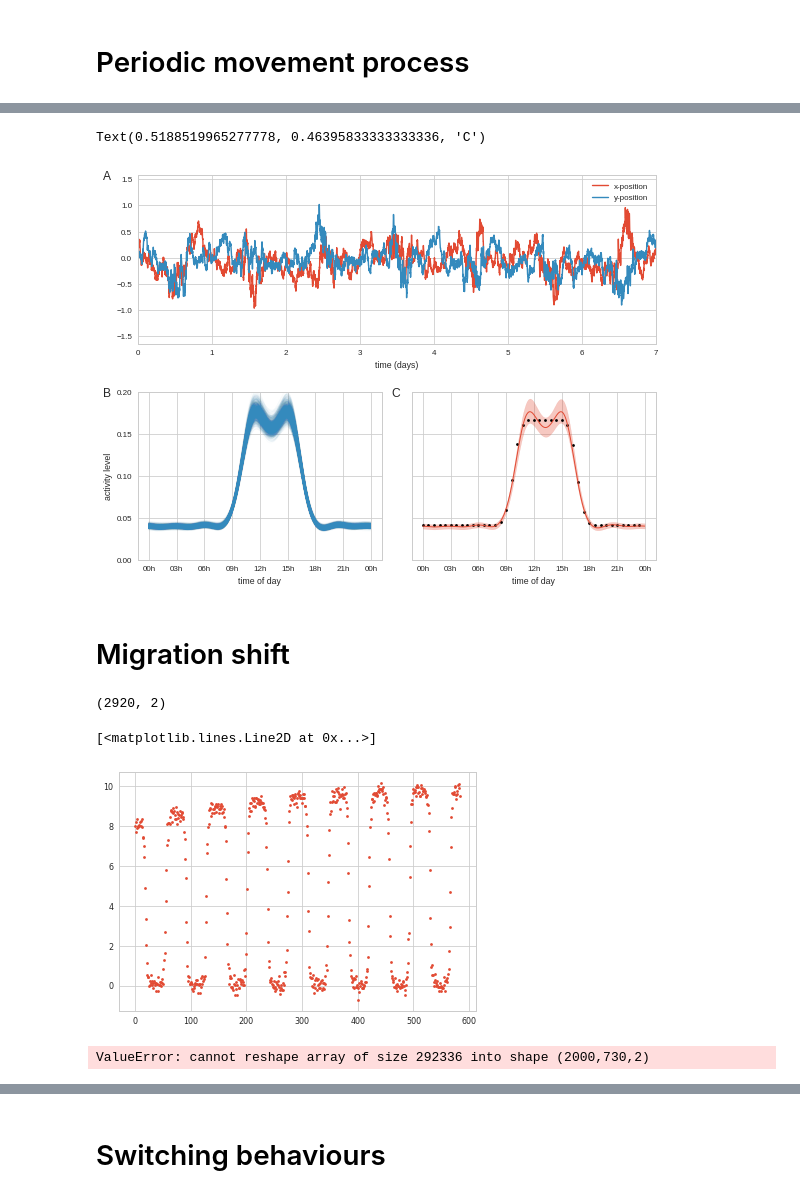
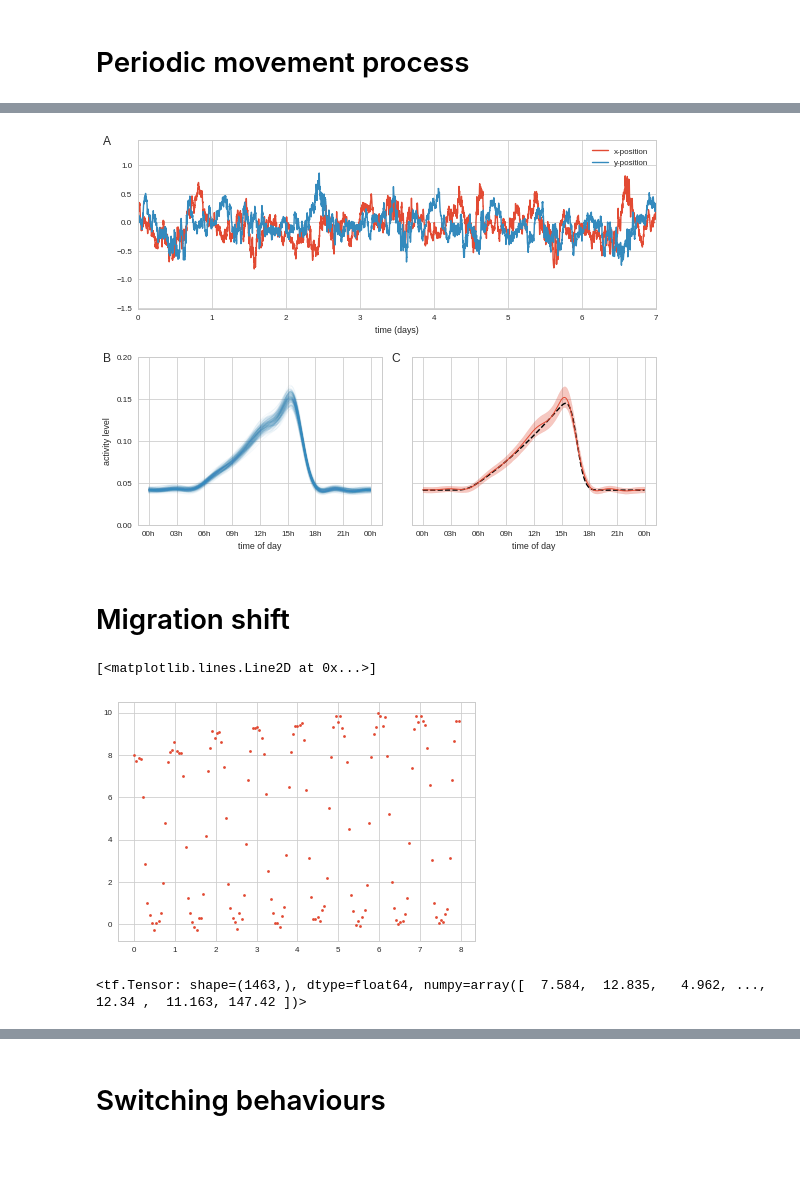
Before and after one commit to ctorney/moveNSGP, a Jupyter notebook: figuresanddiagnostics.ipynb, the cells around one changed output, grey strips where cells are left out. Saved outputs shown, nothing was run; the diff lists cells and outputs as text; code cells hidden in the pictures; blank space fills up the shorter version.

```diff
--- a/figuresanddiagnostics.ipynb
+++ b/figuresanddiagnostics.ipynb
@@ -21,15 +21,15 @@ data_dir = 'data/'
 try:
     # %tensorflow_version only exists in Colab.
     %tensorflow_version 2.x
-    if not os.path.exists("moveGP"):
+    if not os.path.exists("moveNSGP"):
         user = input('enter GitHub username: ')
         password = getpass('password: ')
         os.environ['git_user'] = user + ':' + password
 
-        !git clone https://$git_user@github.com/ctorney/moveGP.git
+        !git clone https://$git_user@github.com/ctorney/moveNSGP.git
 
-    sys.path.append('moveGP')
-    data_dir = 'moveGP/data/'
+    sys.path.append('moveNSGP')
+    data_dir = 'moveNSGP/data/'
 except Exception:
     pass
 
@@ -103,9 +157,9 @@ Z_time=np.array([np.datetime64('2019') + np.timedelta64(int(k*24*60*60), 's') fo
 
 
 #plt.plot(T,A,'--',c='k')
-for i in range(0,all_amps.shape[0],5):
+for i in range(0,all_amps.shape[0],50):
 
-    ax2.plot(Z_time,all_amps[i],c='C1', alpha=0.025,linewidth=1.0)
+    ax2.plot(Z_time,all_amps[i],c='C1', alpha=0.05,linewidth=1.0)
 
 ax2.set_ylim(0,0.2)
 ax2.yaxis.set_major_locator(ticker.MultipleLocator(0.05))
@@ -118,7 +172,7 @@ ax2.set_ylabel('activity level')
 
 
 # #plt.plot(Z_time, A[:z_len:z_skip],'--',marker=11,c='k')
-ax3.plot(Z_time[::z_skip], A[:z_len:z_skip],".",c='k')
+ax3.plot(Z_time[::1], A[:z_len:1],'--',c='k')
 
 ax3.plot(Z_time, np.mean(all_amps, 0),c='C0', lw=1)
 
@@ -159,10 +213,9 @@ xp = ax3.get_position().x0
 yp = ax3.get_position().y1
 fig.text(xp - .035, yp- .01, 'C', size=12)
 
-#plt.savefig('figures/periodic_combined.png', dpi=300, bbox_inches = "tight")
+plt.savefig('figures/periodic_combined.png', dpi=300, bbox_inches = "tight")
 # %% [output]
-Text(0.5188519965277778, 0.46395833333333336, 'C')
-[figure, old version]
+[figure, new version]
 # %% [markdown]
 # Migration shift
 # %%
@@ -187,5 +240 @@ z_skip=4
 Z = T[::z_skip]
-# %%
-X.shape
-# %% [output]
-(2920, 2)
@@ -192,25 +243,23 @@ X.shape
 # %%
-plt.plot(X[::5,1],'.')
+plt.plot(T[::20,0]/365,X[::20,1],'.')
 # %% [output]
 [<matplotlib.lines.Line2D at 0x...>]
-[figure, old version]
+[figure, new version]
 # %%
 
-n_samples = 2000
+n_samples = 200
 samples = np.zeros((n_samples,730*2+3))
 
 for i in range(1):
 
-    means = np.load(data_dir + '/mean_shift_' + str(i) + '.npy')
+    means = np.load(data_dir + '/mean_shift_z_' + str(i) + '.npy')
 
     samples[:,0:730] = means[...,0]
-    samples[:,730:1460] = means[...,1]
+    samples[:,730:730*2] = means[...,1]
     lengths = np.load(data_dir + '/length_shift_' + str(i) + '.npy')
-    samples[:,1460] = lengths
+    samples[:,730*2] = lengths[:,0]
     amps = np.load(data_dir + '/amp_shift_' + str(i) + '.npy')
-    samples[:,1461] = amps
+    samples[:,730*2+1] = amps[:,0]
     obs = np.load(data_dir + '/obs_shift_' + str(i) + '.npy')
-    samples[:,1462] = obs
+    samples[:,730*2+2] = obs[:,0]
-# %% [output]
-ValueError: cannot reshape array of size 292336 into shape (2000,730,2)
 # %%
@@ -218,3 +267,7 @@ ess = tfp.mcmc.effective_sample_size(samples, filter_beyond_positive_pairs=True)
+# %%
+ess
+# %% [output]
+<tf.Tensor: shape=(1463,), dtype=float64, numpy=array([  7.584,  12.835,   4.962, ...,  12.34 ,  11.163, 147.42 ])>
 # %%
 plt.plot(np.sqrt(obs))
 # %% [output]
```
Also changed, not shown: parts of 36 cells of this notebook.
